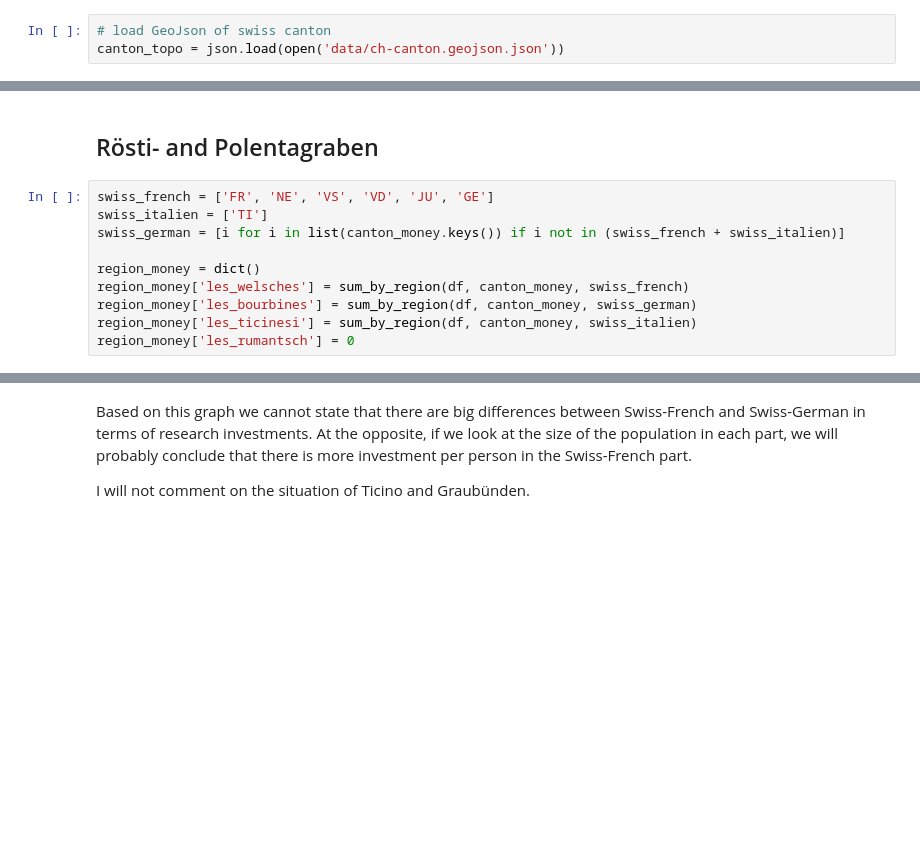
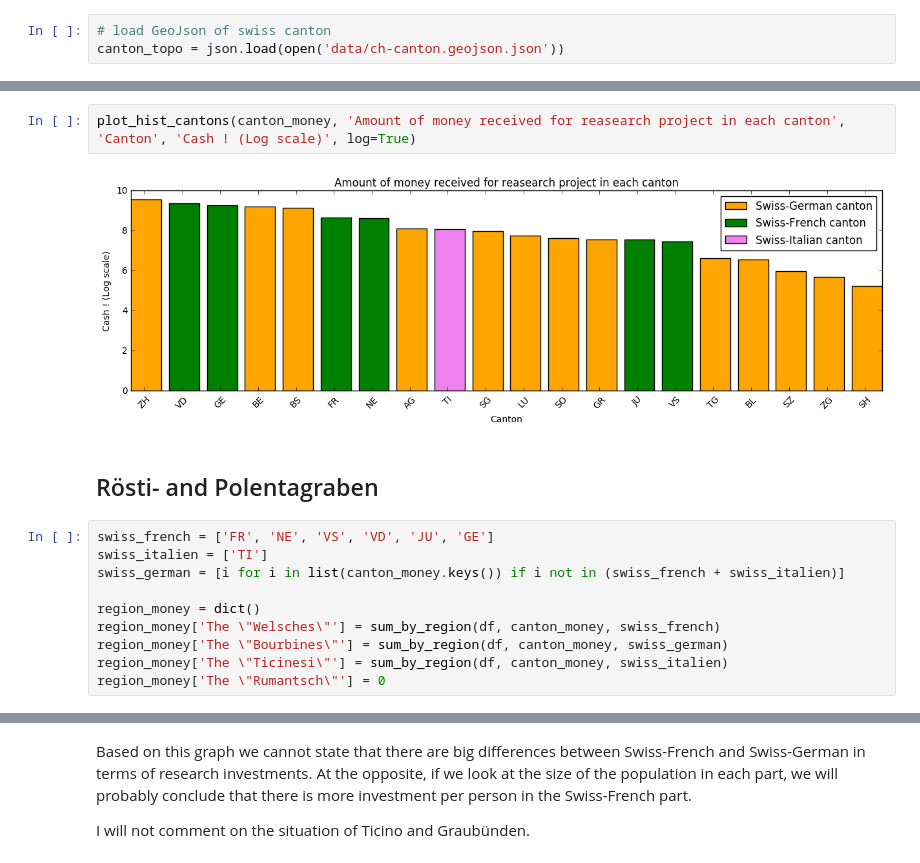
Before and after one commit to jmuth/ADA_homeworks, a Jupyter notebook: 03 - Interactive Viz/Map_Vizualization.ipynb, the cells around one changed output, grey strips where cells are left out. Drawn from its saved outputs; the diff is of its cells as text; blank space fills up the shorter version.

```diff
--- a/03 - Interactive Viz/Map_Vizualization.ipynb
+++ b/03 - Interactive Viz/Map_Vizualization.ipynb
@@ -101,3 +101,7 @@ plot_dict(canton_money, 'Amount of money received for reasearch project in each
+# %%
+plot_hist_cantons(canton_money, 'Amount of money received for reasearch project in each canton', 'Canton', 'Cash ! (Log scale)', log=True)
+# %% [output]
+[figure, added]
 # %% [markdown]
 ## Rösti- and Polentagraben
 # %%
@@ -106,8 +110,8 @@ swiss_italien = ['TI']
 swiss_german = [i for i in list(canton_money.keys()) if i not in (swiss_french + swiss_italien)]
 
 region_money = dict()
-region_money['les_welsches'] = sum_by_region(df, canton_money, swiss_french)
-region_money['les_bourbines'] = sum_by_region(df, canton_money, swiss_german)
-region_money['les_ticinesi'] = sum_by_region(df, canton_money, swiss_italien)
-region_money['les_rumantsch'] = 0
+region_money['The \"Welsches\"'] = sum_by_region(df, canton_money, swiss_french)
+region_money['The \"Bourbines\"'] = sum_by_region(df, canton_money, swiss_german)
+region_money['The \"Ticinesi\"'] = sum_by_region(df, canton_money, swiss_italien)
+region_money['The \"Rumantsch\"'] = 0
 # %%
```
Also changed, not shown: parts of 2 cells of this notebook, 2 other files.
